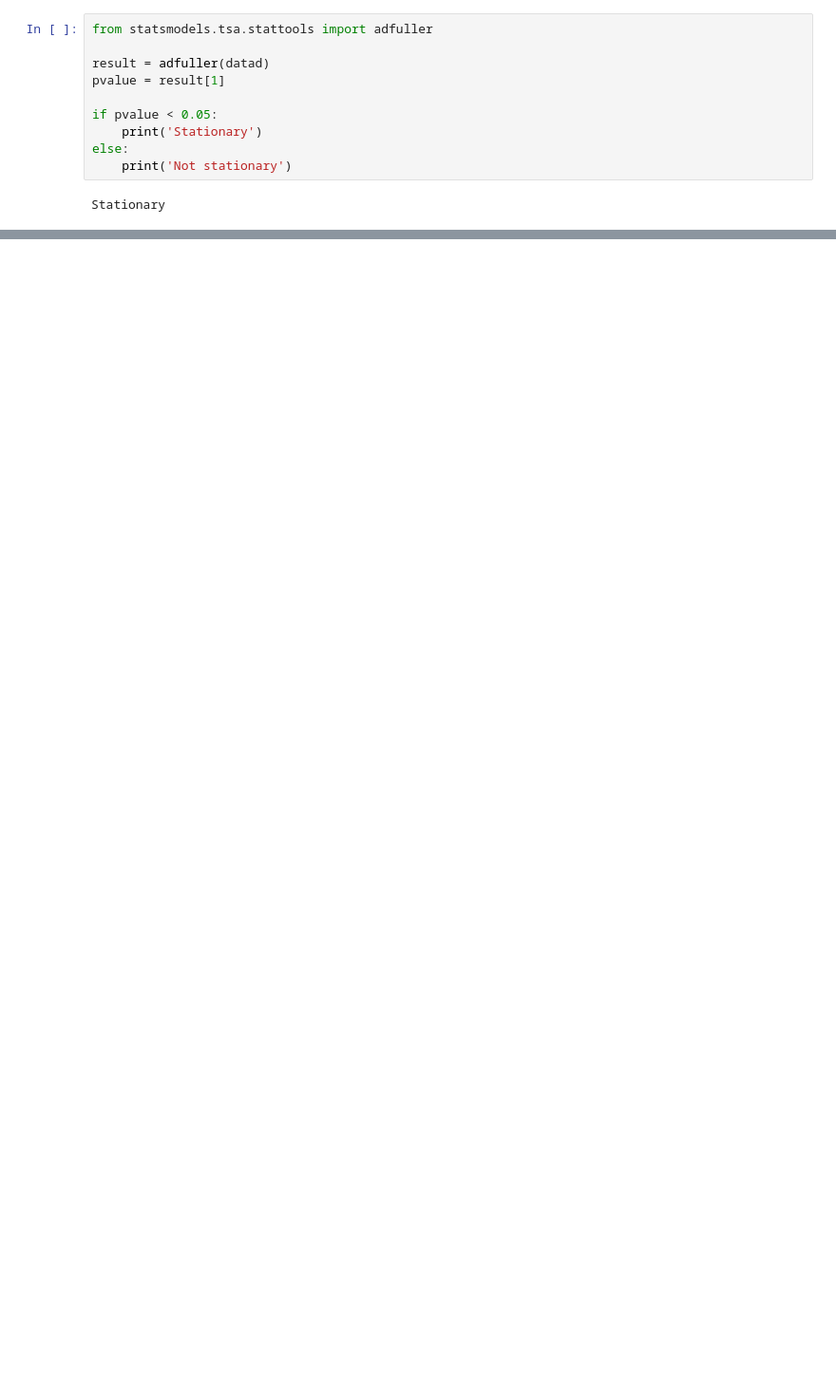
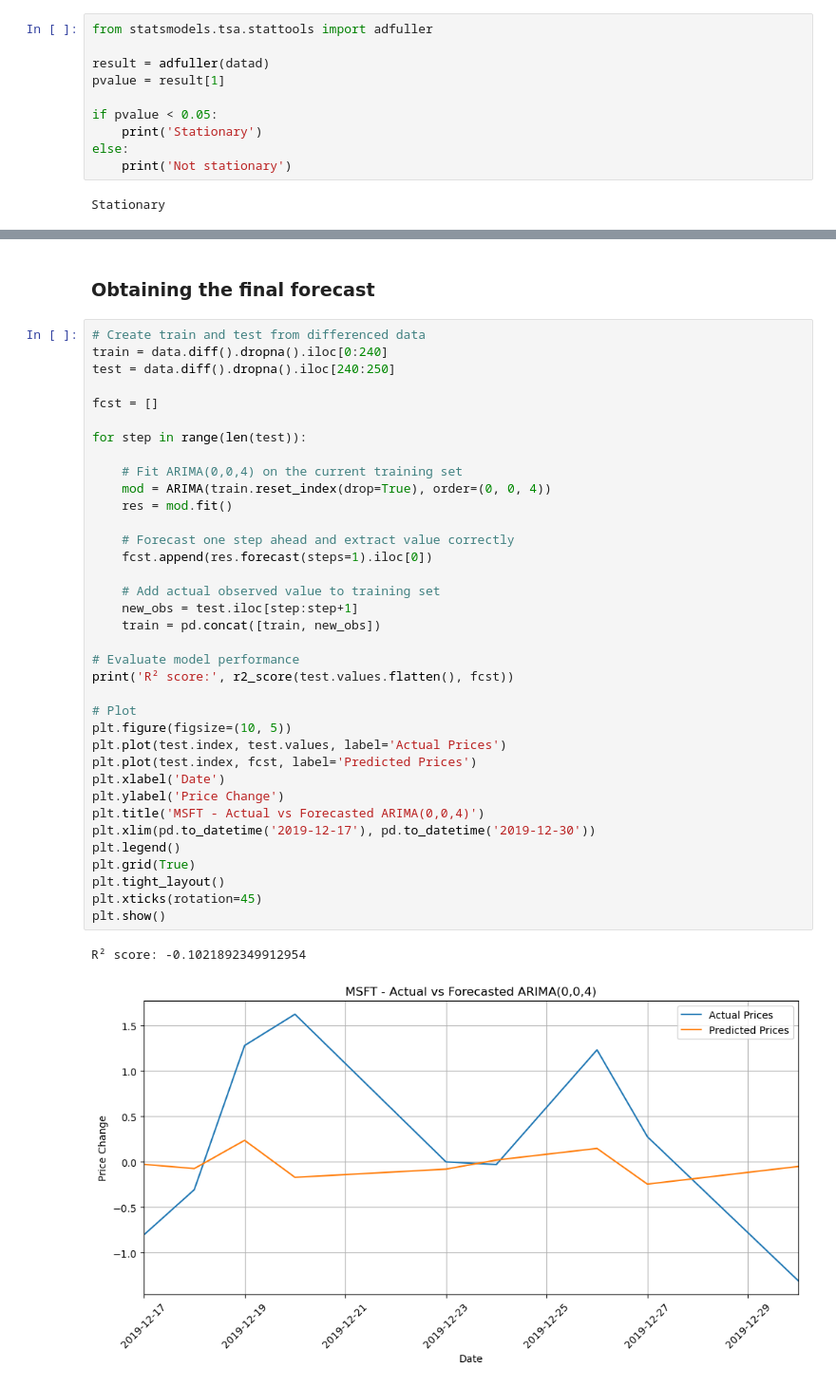
Before and after one commit to LeonardoSMSoares/Economics-Finance-2, a Jupyter notebook: Advanced Forecasting with Python/AFWP 02 - Fundamental Time Series Models.ipynb, the cells around one changed output, grey strips where cells are left out. Shown at 95% size. Cells and saved outputs as stored; diff of their text form; blank space fills up the shorter version.

```diff
--- a/Advanced Forecasting with Python/AFWP 02 - Univariate Time Series Models.ipynb
+++ b/Advanced Forecasting with Python/AFWP 02 - Fundamental Time Series Models.ipynb
@@ -686,0 +845,41 @@ print(r2_score(orig_data, pred))
+# %% [markdown]
+### Obtaining the final forecast
+# %%
+# Create train and test from differenced data
+train = data.diff().dropna().iloc[0:240]
+test = data.diff().dropna().iloc[240:250]
+
+fcst = []
+
+for step in range(len(test)):
+
+    # Fit ARIMA(0,0,4) on the current training set
+    mod = ARIMA(train.reset_index(drop=True), order=(0, 0, 4))
+    res = mod.fit()
+
+    # Forecast one step ahead and extract value correctly
+    fcst.append(res.forecast(steps=1).iloc[0])
+
+    # Add actual observed value to training set
+    new_obs = test.iloc[step:step+1]
+    train = pd.concat([train, new_obs])
+
+# Evaluate model performance
+print('R² score:', r2_score(test.values.flatten(), fcst))
+
+# Plot
+plt.figure(figsize=(10, 5))
+plt.plot(test.index, test.values, label='Actual Prices')
+plt.plot(test.index, fcst, label='Predicted Prices')
+plt.xlabel('Date')
+plt.ylabel('Price Change')
+plt.title('MSFT - Actual vs Forecasted ARIMA(0,0,4)')
+plt.xlim(pd.to_datetime('2019-12-17'), pd.to_datetime('2019-12-30'))
+plt.legend()
+plt.grid(True)
+plt.tight_layout()
+plt.xticks(rotation=45)
+plt.show()
+# %% [output]
+R² score: -0.1021892349912954
+[figure, added]
```
Also changed, not shown: parts of 22 cells of this notebook.
